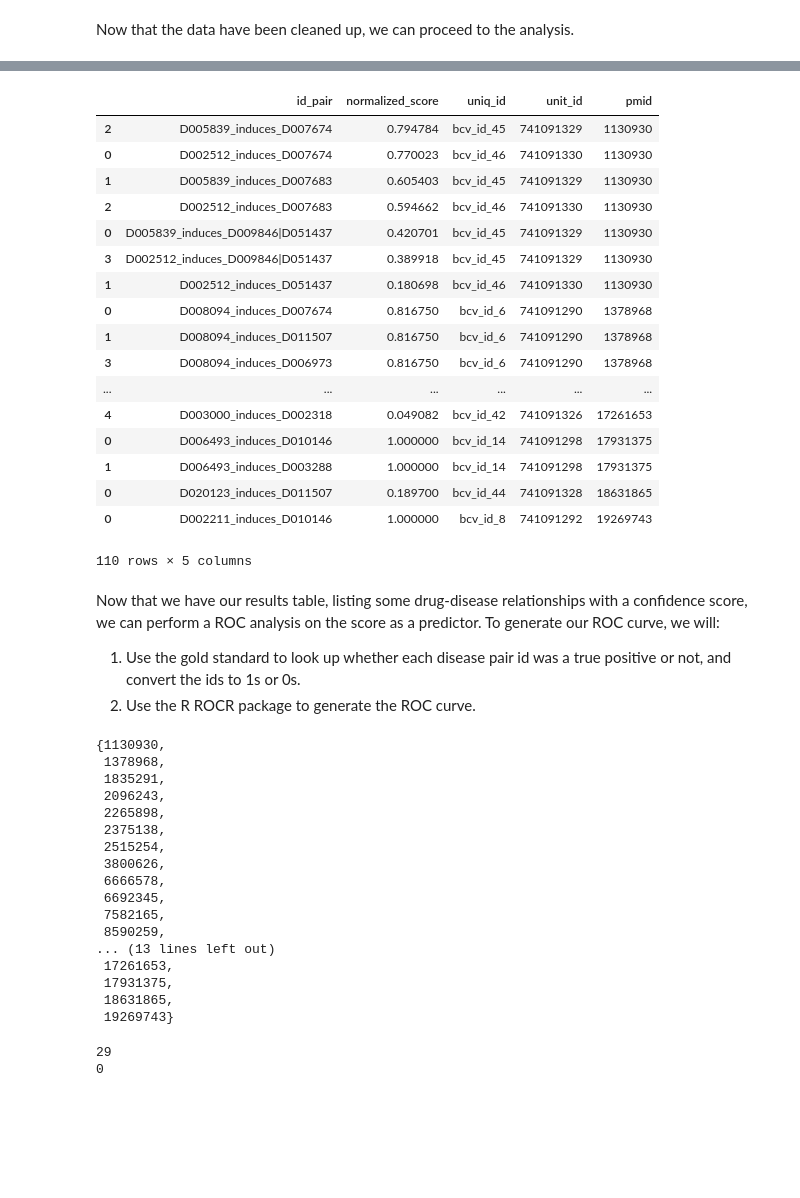
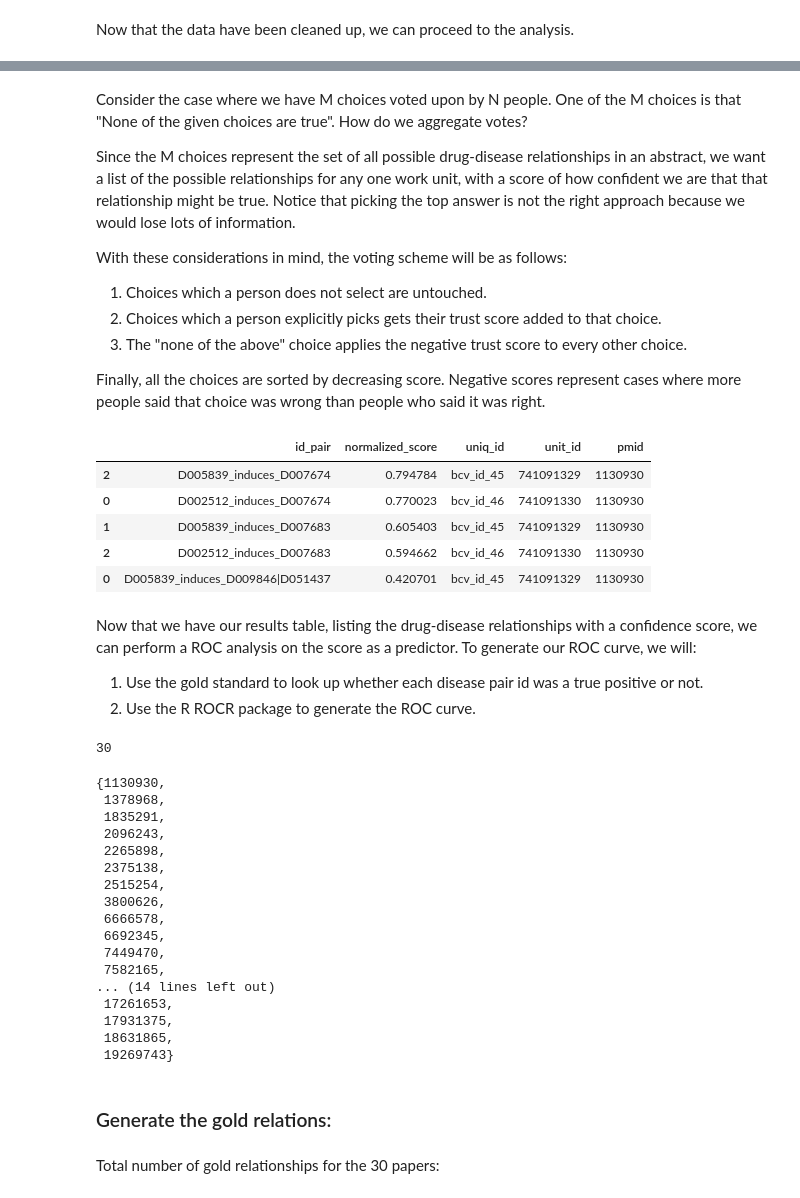
Before and after one commit to SuLab/crowd_cid_relex, a Jupyter notebook: job_746297_analysis.ipynb, the cells around one changed output, grey strips where cells are left out. Saved outputs shown, nothing was run; the diff lists cells and outputs as text; code cells hidden in the pictures; blank space fills up the shorter version.

Commit message:
updated analysis of job 746297: included F-score and streamlined AUC process

```diff
--- a/job_746297_analysis.ipynb
+++ b/job_746297_analysis.ipynb
@@ -215,3 +129,14 @@ def aggregate_votes(uniq_id, data_frame):
+# %% [markdown]
+Consider the case where we have M choices voted upon by N people. One of the M choices is that "None of the given choices are true". How do we aggregate votes?
+
+Since the M choices represent the set of all possible drug-disease relationships in an abstract, we want a list of the possible relationships for any one work unit, with a score of how confident we are that that relationship might be true. Notice that picking the top answer is not the right approach because we would lose lots of information.
+
+With these considerations in mind, the voting scheme will be as follows:
+1. Choices which a person does not select are untouched.
+2. Choices which a person explicitly picks gets their trust score added to that choice.
+3. The "none of the above" choice applies the negative trust score to every other choice.
+
+Finally, all the choices are sorted by decreasing score. Negative scores represent cases where more people said that choice was wrong than people who said it was right.
 # %%
 def generate_results(data_frame):
     results = []
@@ -231,67 +156,53 @@ def generate_results(data_frame):
 # %%
 results = generate_results(raw_data)
 # %%
-results
+results.head()
 # %% [output]
 |  | id_pair | normalized_score | uniq_id | unit_id | pmid |
 | 2 | D005839_induces_D007674 | 0.794784 | bcv_id_45 | 741091329 | 1130930 |
 | 0 | D002512_induces_D007674 | 0.770023 | bcv_id_46 | 741091330 | 1130930 |
 | 1 | D005839_induces_D007683 | 0.605403 | bcv_id_45 | 741091329 | 1130930 |
 | 2 | D002512_induces_D007683 | 0.594662 | bcv_id_46 | 741091330 | 1130930 |
 | 0 | D005839_induces_D009846|D051437 | 0.420701 | bcv_id_45 | 741091329 | 1130930 |
-| 3 | D002512_induces_D009846|D051437 | 0.389918 | bcv_id_45 | 741091329 | 1130930 |
-| 1 | D002512_induces_D051437 | 0.180698 | bcv_id_46 | 741091330 | 1130930 |
-| 0 | D008094_induces_D007674 | 0.816750 | bcv_id_6 | 741091290 | 1378968 |
-| 1 | D008094_induces_D011507 | 0.816750 | bcv_id_6 | 741091290 | 1378968 |
-| 3 | D008094_induces_D006973 | 0.816750 | bcv_id_6 | 741091290 | 1378968 |
-| ... | ... | ... | ... | ... | ... |
-| 4 | D003000_induces_D002318 | 0.049082 | bcv_id_42 | 741091326 | 17261653 |
-| 0 | D006493_induces_D010146 | 1.000000 | bcv_id_14 | 741091298 | 17931375 |
-| 1 | D006493_induces_D003288 | 1.000000 | bcv_id_14 | 741091298 | 17931375 |
-| 0 | D020123_induces_D011507 | 0.189700 | bcv_id_44 | 741091328 | 18631865 |
-| 0 | D002211_induces_D010146 | 1.000000 | bcv_id_8 | 741091292 | 19269743 |
-110 rows × 5 columns
 # %% [markdown]
-Now that we have our results table, listing some drug-disease relationships with a confidence score, we can perform a ROC analysis on the score as a predictor. To generate our ROC curve, we will:
+Now that we have our results table, listing the drug-disease relationships with a confidence score, we can perform a ROC analysis on the score as a predictor. To generate our ROC curve, we will:
 
-1. Use the gold standard to look up whether each disease pair id was a true positive or not, and convert the ids to 1s or 0s.
+1. Use the gold standard to look up whether each disease pair id was a true positive or not.
 2. Use the R ROCR package to generate the ROC curve.
 # %%
 training_data = parse_input("data/training", "CDR_TrainingSet.txt")
 # %%
-used_pmids = set(results["pmid"].unique())
+used_pmids = set(raw_data["pmid"].unique())
+print len(used_pmids)
 used_pmids
 # %% [output]
-{1130930,
- 1378968,
- 1835291,
- 2096243,
- 2265898,
- 2375138,
- 2515254,
- 3800626,
- 6666578,
- 6692345,
- 7582165,
- 8590259,
-... (13 lines left out)
- 17261653,
- 17931375,
- 18631865,
- 19269743}
+30
+{1130930,
+ 1378968,
+ 1835291,
+ 2096243,
+ 2265898,
+ 2375138,
+ 2515254,
+ 3800626,
+ 6666578,
+ 6692345,
+ 7449470,
+ 7582165,
+... (14 lines left out)
+ 17261653,
+ 17931375,
+ 18631865,
+ 19269743}
+# %% [markdown]
+### Generate the gold relations:
 # %%
-# create the gold
 gold_relations = dict()
-
 for paper in training_data:
     if int(paper.pmid) in used_pmids:
         gold_relations[paper.pmid] = paper.relations
-
-print len(gold_relations)
-print sum([])
-# %% [output]
-29
-0
+# %% [markdown]
+Total number of gold relationships for the 30 papers:
 # %%
 sum(map(len, gold_relations.values()))
 # %% [output]
```
Also changed, not shown: parts of 55 cells of this notebook.
